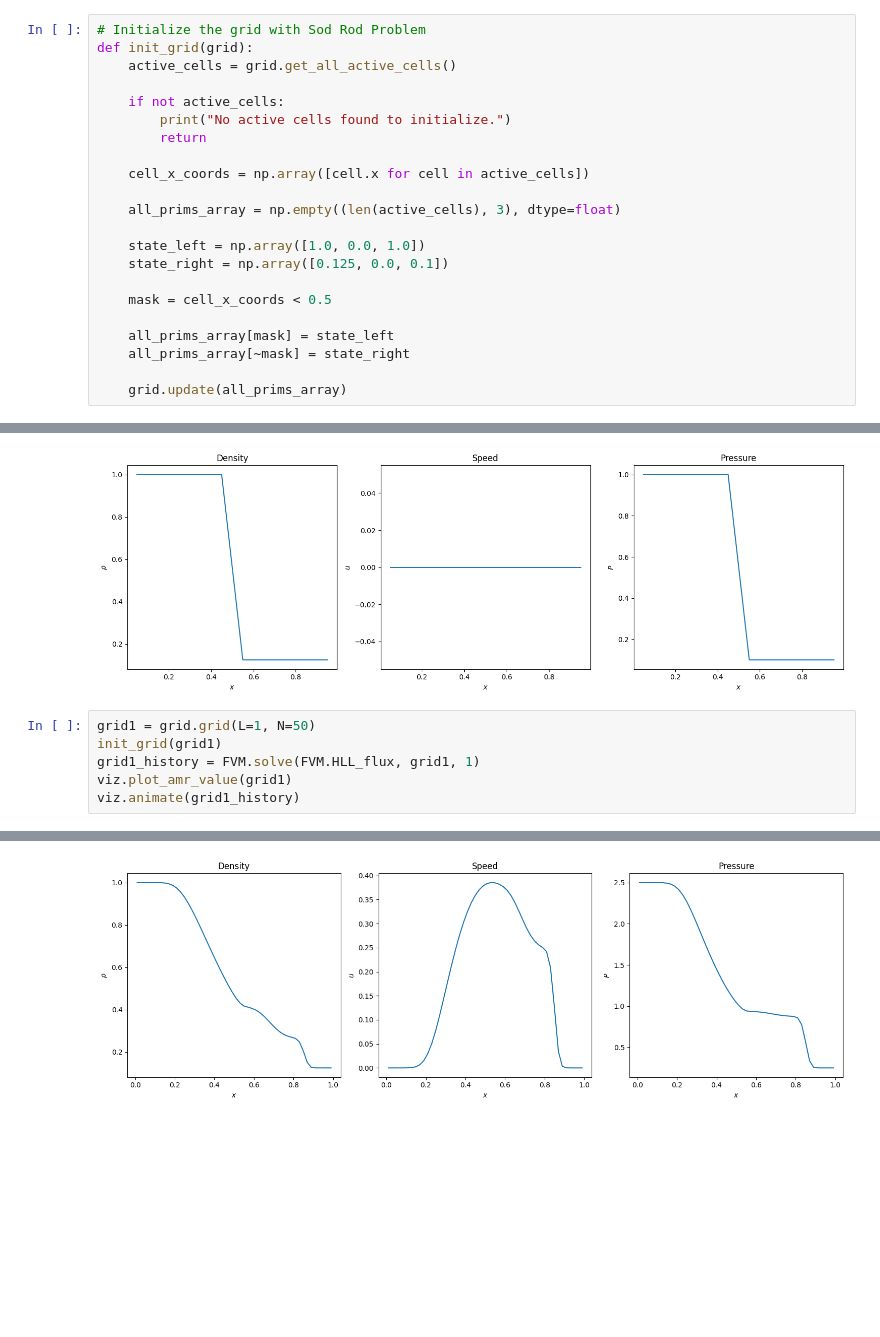
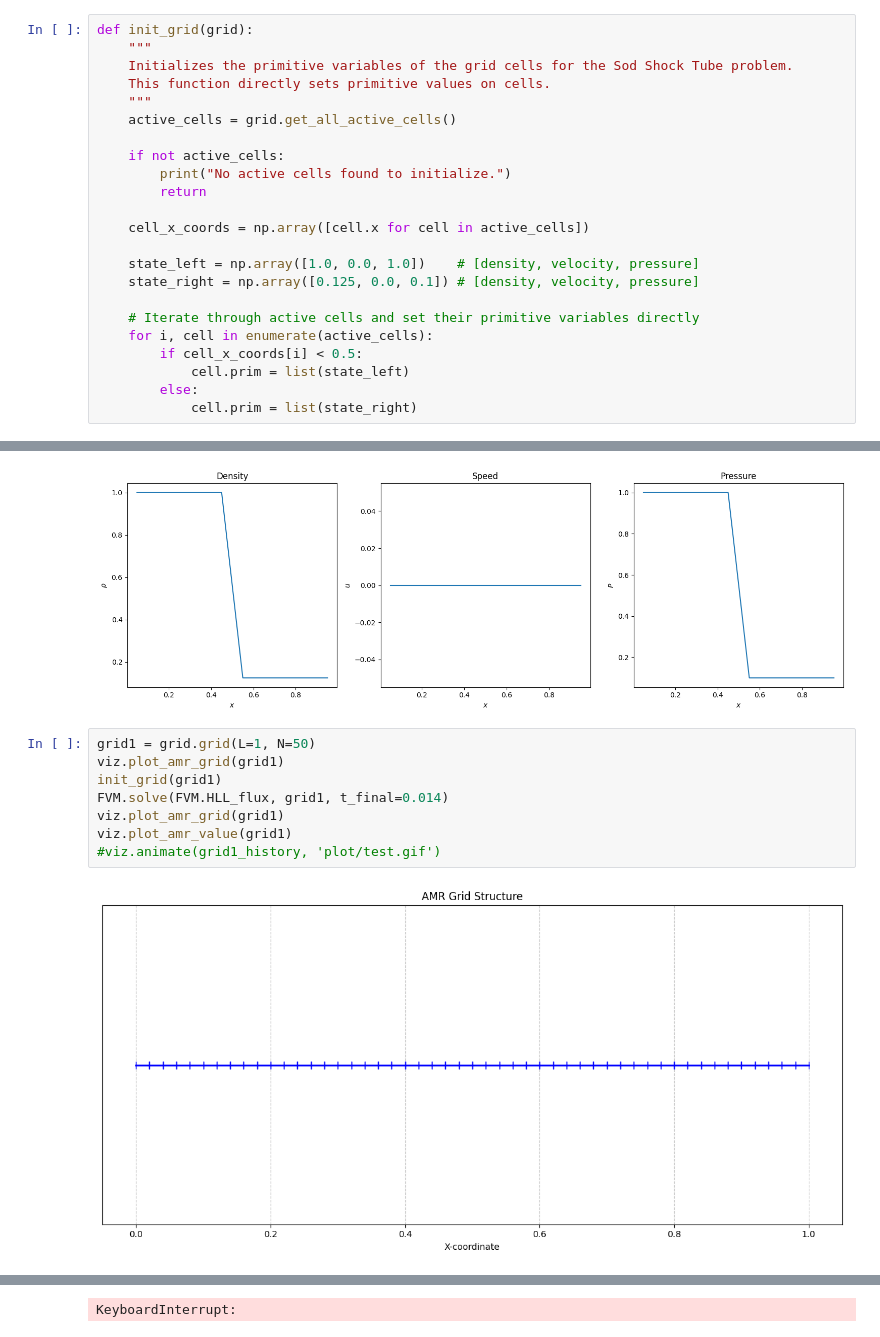
Before and after one commit to yttcari/1d_AMR, a Jupyter notebook: 03_1DAMR_solver.ipynb, the cells around one changed output, grey strips where cells are left out. Saved outputs shown, nothing was run; the diff lists cells and outputs as text; blank space fills up the shorter version.

```diff
--- a/03_1DAMR_solver.ipynb
+++ b/03_1DAMR_solver.ipynb
@@ -27,8 +24,11 @@ viz.plot_amr_grid(grid0)
 # %% [output]
 [figure]
 # %%
-# Initialize the grid with Sod Rod Problem
 def init_grid(grid):
+    """
+    Initializes the primitive variables of the grid cells for the Sod Shock Tube problem.
+    This function directly sets primitive values on cells.
+    """
     active_cells = grid.get_all_active_cells()
 
     if not active_cells:
@@ -37,17 +37,15 @@ def init_grid(grid):
 
     cell_x_coords = np.array([cell.x for cell in active_cells])
 
-    all_prims_array = np.empty((len(active_cells), 3), dtype=float)
+    state_left = np.array([1.0, 0.0, 1.0])    # [density, velocity, pressure]
+    state_right = np.array([0.125, 0.0, 0.1]) # [density, velocity, pressure]
 
-    state_left = np.array([1.0, 0.0, 1.0])
-    state_right = np.array([0.125, 0.0, 0.1])
-
-    mask = cell_x_coords < 0.5
-
-    all_prims_array[mask] = state_left
-    all_prims_array[~mask] = state_right
-
-    grid.update(all_prims_array)
+    # Iterate through active cells and set their primitive variables directly
+    for i, cell in enumerate(active_cells):
+        if cell_x_coords[i] < 0.5:
+            cell.prim = list(state_left)
+        else:
+            cell.prim = list(state_right)
 # %%
 grid0 = grid.grid(1, 10)
 init_grid(grid0)
@@ -59,9 +57,12 @@ viz.plot_amr_value(grid0)
 [figure]
 # %%
 grid1 = grid.grid(L=1, N=50)
+viz.plot_amr_grid(grid1)
 init_grid(grid1)
-grid1_history = FVM.solve(FVM.HLL_flux, grid1, 1)
+FVM.solve(FVM.HLL_flux, grid1, t_final=0.014)
+viz.plot_amr_grid(grid1)
 viz.plot_amr_value(grid1)
-viz.animate(grid1_history)
+#viz.animate(grid1_history, 'plot/test.gif')
 # %% [output]
+[figure, new version]
 Timestep: 0 s
@@ -84 +85 @@ FINISHED
-[figure, old version]
+KeyboardInterrupt:
```
Also changed, not shown: parts of 4 cells of this notebook, 3 other files.
